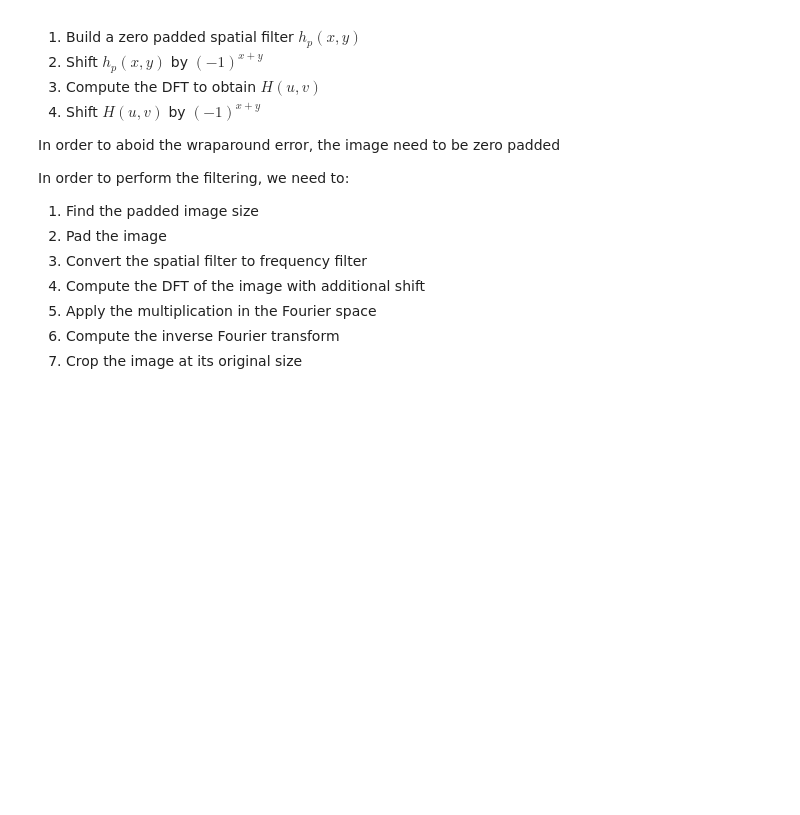
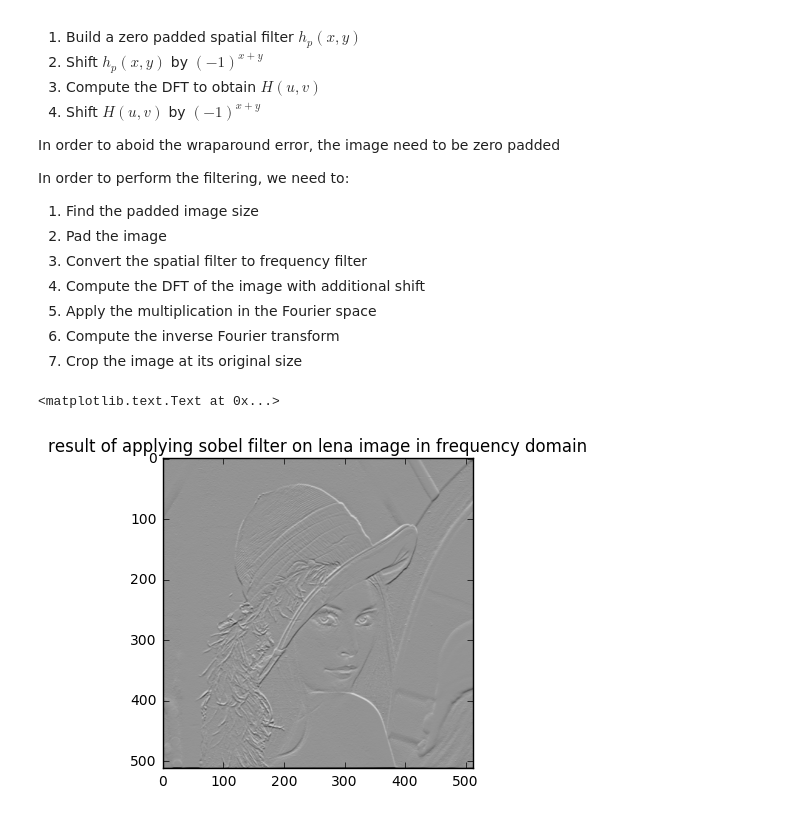
Before and after one commit to PamirGhimire/DSP-TP-1617, a Jupyter notebook: Lab5/python/Lab5.ipynb, the cells around one changed output. Drawn from its saved outputs; the diff is of its cells as text; code cells hidden in the pictures; blank space fills up the shorter version.

Commit message:
filtered lena in frequency, removal of zero-pad after filtering not obvious

```diff
--- a/Lab5/python/Lab5.ipynb
+++ b/Lab5/python/Lab5.ipynb
@@ -324,3 +324,47 @@ In order to perform the filtering, we need to:
 1. Apply the multiplication in the Fourier space
 1. Compute the inverse Fourier transform
 1. Crop the image at its original size
+# %%
+#returns the power of 2 that is >= n
+def next2pow(n):
+    guess = 0
+    while (2**guess < n):
+        guess = guess + 1
+
+    return (2**guess)
+# %%
+#enter the sobel kernel; the following only works for a square kernel
+h = np.array([ [1,2,1], [0,0,0], [-1,-2,-1] ])
+
+#compute p and q for zero padding
+mh, nh = h.shape
+ml, nl = lena.shape
+
+p = next2pow(ml + mh -1)
+q = next2pow(nl + nh - 1)
+
+#zero pad the lena image
+lena_padded = np.zeros((p,q))
+lena_padded[0:ml, 0:nl] = lena
+
+#zero pad the kernel
+h_padded = np.zeros((p,q))
+r = (mh - 1)/2
+h_padded[p/2-r:p/2+r+1, q/2-r:q/2+r+1] = h
+
+#compute the ffts of padded image and padded kernel
+lena_fft = np.fft.fft2(lena_padded)
+h_fft = np.fft.fft2(h_padded)
+out_fft = np.multiply(lena_fft, h_fft)
+
+out = np.real(np.fft.ifft2(out_fft))
+
+mo, no = out.shape
+out_lena = out[mo-ml:mo, no-nl:no]
+
+plt.figure()
+plt.imshow(out_lena, cmap = 'Greys_r')
+plt.title('result of applying sobel filter on lena image in frequency domain')
+# %% [output]
+<matplotlib.text.Text at 0x...>
+[figure, added]
```
Also changed, not shown: parts of 5 cells of this notebook.
